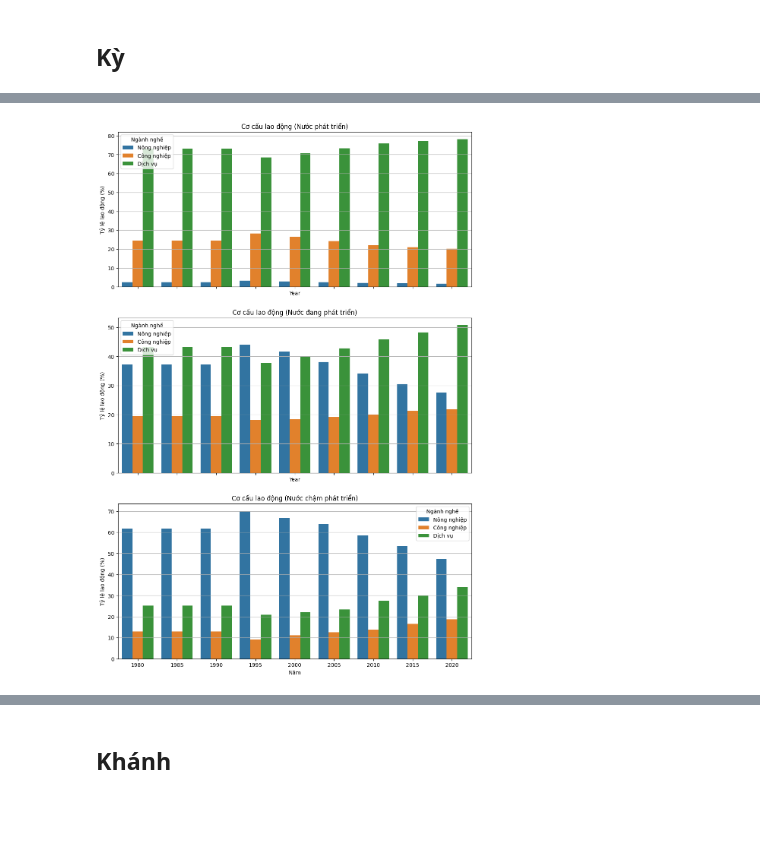
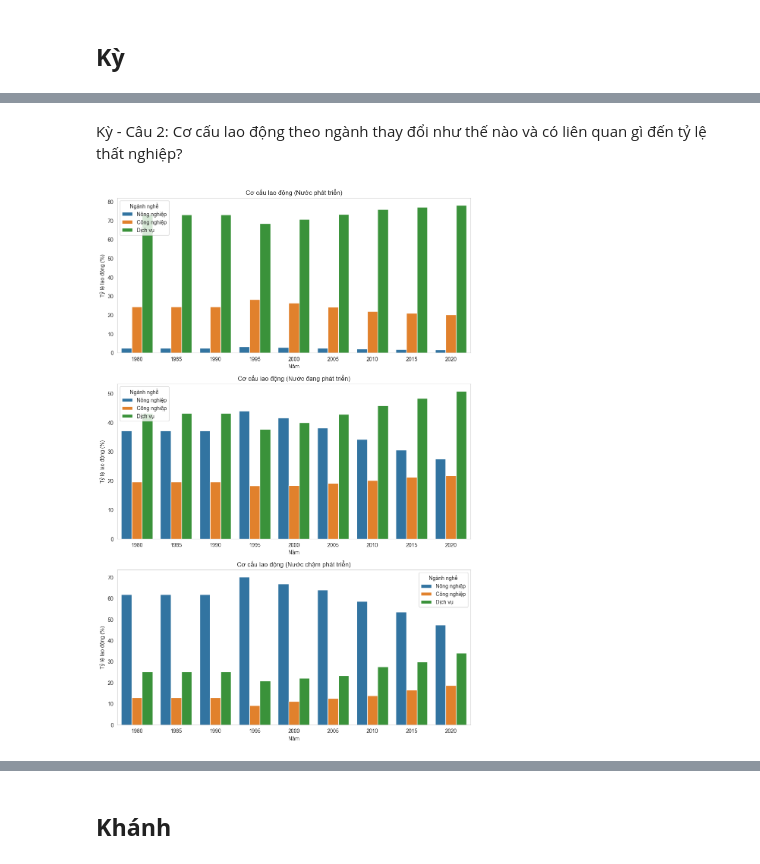
Before and after one commit to DucHung0109/DV_Lab2, a Jupyter notebook: Main.ipynb, the cells around one changed output, grey strips where cells are left out. Drawn from its saved outputs; the diff is of its cells as text; code cells hidden in the pictures; blank space fills up the shorter version.

```diff
--- a/Main.ipynb
+++ b/Main.ipynb
@@ -182,0 +164,2 @@ Index(['Development_Status', 'Year', 'Population, total', 'Population, female',
+# %%
+group_df= group_data.copy()
@@ -418,47 +426,45 @@ Kỳ - Câu 2:
+# %% [markdown]
+Kỳ - Câu 2: Cơ cấu lao động theo ngành thay đổi như thế nào và có liên quan gì đến tỷ lệ thất nghiệp?
 # %%
 
 
 development_groups = {
-    0 : 'Nước phát triển',
-    1 : 'Nước đang phát triển',
-    2 : 'Nước chậm phát triển'
+    "Developed" : 'Nước phát triển',
+    "Developing" : 'Nước đang phát triển',
+    "Least developed" : 'Nước chậm phát triển'
 }
 
 # Tạo figure với 3 subplots
-fig, axes = plt.subplots(3, 1, figsize=(12, 18), sharex=True)
+fig, axes = plt.subplots(3, 1, figsize=(12, 18), sharex=False)
 
 # Lặp qua từng nhóm phát triển để vẽ biểu đồ
 for i, (status, title) in enumerate(development_groups.items()):
     subset = group_df_filtered[group_df_filtered['Development_Status'] == status]
 
     # Chuyển đổi dữ liệu sang dạng phù hợp cho biểu đồ cột nhóm
     subset_melted = subset.melt(id_vars=['Year'],
                                 value_vars=['Employment in agriculture (% of total employment) (modeled ILO estimate)',
                                             'Employment in industry (% of total employment) (modeled ILO estimate)',
                                             'Employment in services (% of total employment) (modeled ILO estimate)'],
                                 var_name='Ngành nghề',
                                 value_name='Tỷ lệ lao động')
 
     # Đổi tên ngành nghề để dễ đọc
     subset_melted['Ngành nghề'] = subset_melted['Ngành nghề'].replace({
         'Employment in agriculture (% of total employment) (modeled ILO estimate)': 'Nông nghiệp',
         'Employment in industry (% of total employment) (modeled ILO estimate)': 'Công nghiệp',
         'Employment in services (% of total employment) (modeled ILO estimate)': 'Dịch vụ'
     })
 
     # Vẽ biểu đồ cột nhóm
     sns.barplot(data=subset_melted, x='Year', y='Tỷ lệ lao động', hue='Ngành nghề', ax=axes[i])
-
     # Cài đặt tiêu đề và nhãn
     axes[i].set_title(f'Cơ cấu lao động ({title})')
     axes[i].set_ylabel('Tỷ lệ lao động (%)')
+    axes[i].set_xlabel('Năm')
     axes[i].legend(title='Ngành nghề')
     axes[i].grid(axis='y')
-
-# Cài đặt nhãn trục X cho subplot cuối cùng
-axes[-1].set_xlabel('Năm')
-
 # Hiển thị biểu đồ
 plt.show()
 # %% [output]
-[figure, old version]
+[figure, new version]
```
Also changed, not shown: parts of 16 cells of this notebook.
